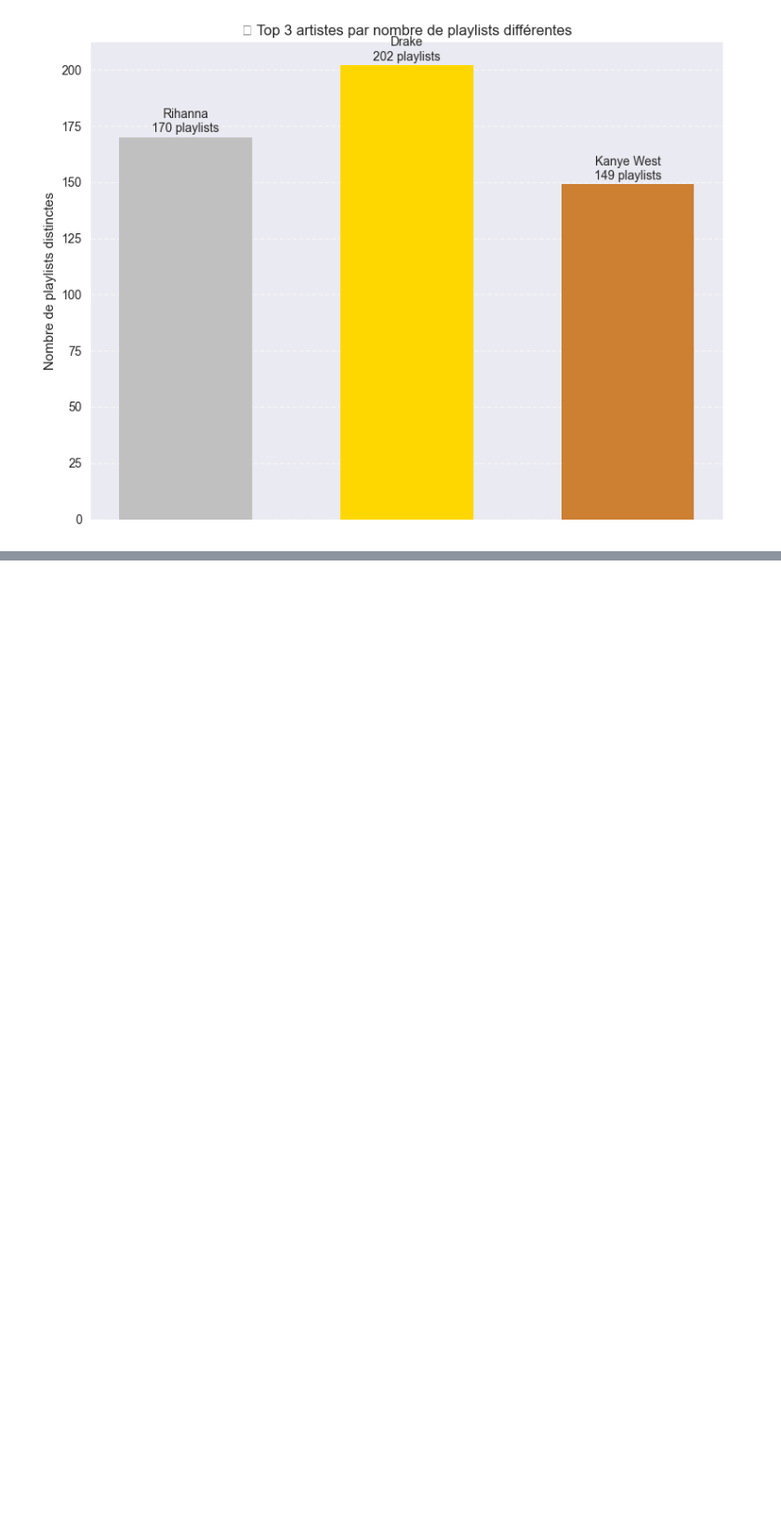
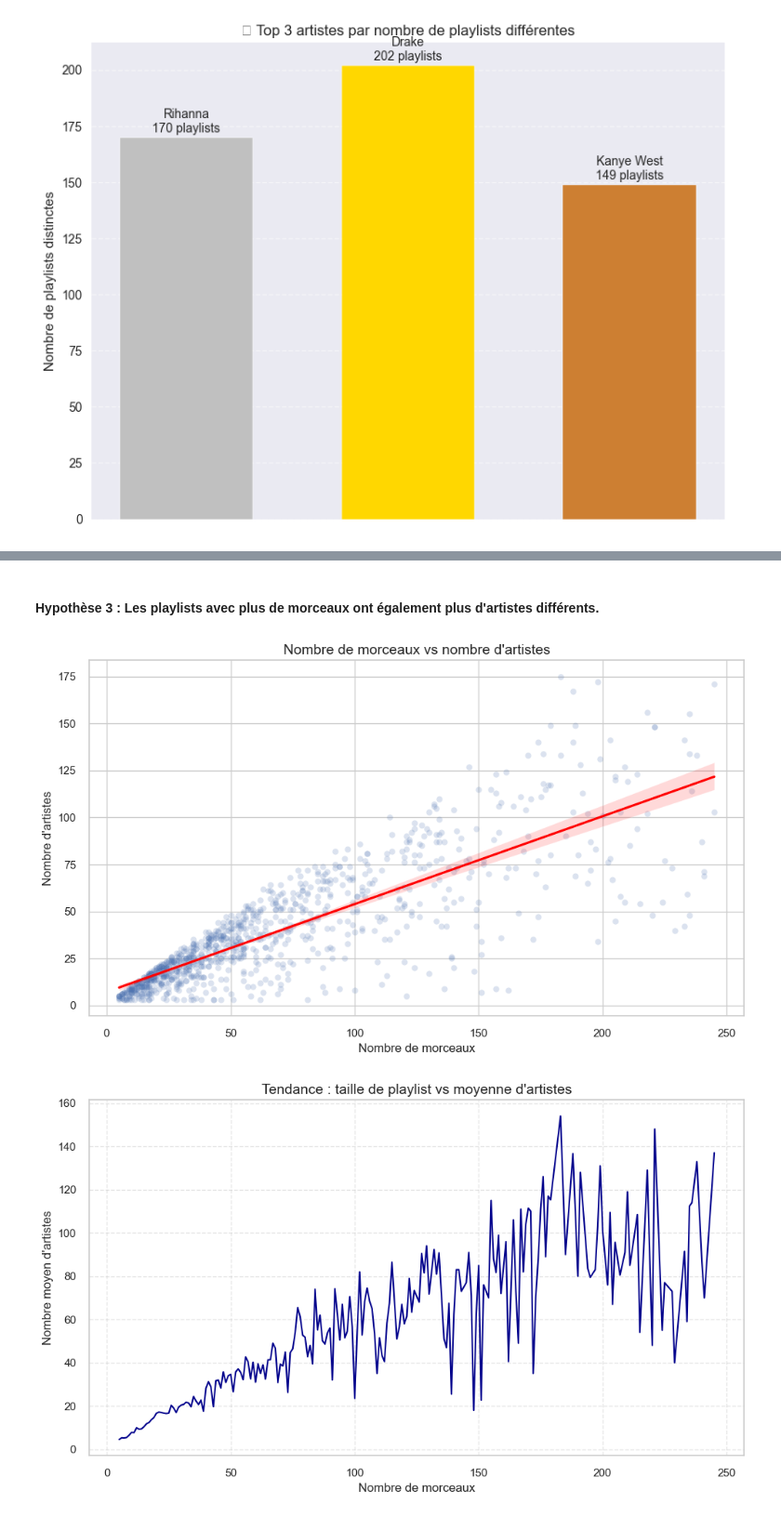
Before and after one commit to HugoHOUNTesgi/Reporting-Projet-Annuel, a Jupyter notebook: projet_reporting.ipynb, the cells around one changed output, grey strips where cells are left out. Shown at 93% size. Saved outputs shown, nothing was run; the diff lists cells and outputs as text; code cells hidden in the pictures; blank space fills up the shorter version.

```diff
--- a/projet_reporting.ipynb
+++ b/projet_reporting.ipynb
@@ -1090,0 +1172,37 @@ plt.show()
+# %% [markdown]
+#### Hypothèse 3 : Les playlists avec plus de morceaux ont également plus d'artistes différents.
+# %%
+cleaned_data_path = os.path.join(base_dir, 'alcrowd', 'alcrowd_cleaned.csv')
+df = pd.read_csv(cleaned_data_path, encoding="latin1", sep=None, engine="python")
+
+df_unique = df.drop_duplicates(subset="pid")
+
+df_unique["taille_classe"] = pd.cut(
+    df_unique["num_tracks"],
+    bins=[0, 50, 100, 150, 200, 1000],
+    labels=["0-50", "51-100", "101-150", "151-200", "200+"]
+)
+
+sns.set(style="whitegrid")
+
+plt.figure(figsize=(10, 6))
+sns.regplot(data=df_unique, x="num_tracks", y="num_artists", scatter_kws={"alpha": 0.2}, line_kws={"color": "red"})
+plt.title("Nombre de morceaux vs nombre d'artistes", fontsize=14)
+plt.xlabel("Nombre de morceaux")
+plt.ylabel("Nombre d'artistes")
+plt.tight_layout()
+plt.show()
+
+moyennes_par_taille = df_unique.groupby("num_tracks")["num_artists"].mean().reset_index()
+
+plt.figure(figsize=(10, 6))
+sns.lineplot(data=moyennes_par_taille, x="num_tracks", y="num_artists", color="darkblue")
+plt.title("Tendance : taille de playlist vs moyenne d'artistes", fontsize=14)
+plt.xlabel("Nombre de morceaux")
+plt.ylabel("Nombre moyen d'artistes")
+plt.grid(True, linestyle="--", alpha=0.5)
+plt.tight_layout()
+plt.show()
+# %% [output]
+[figure, added]
+[figure, added]
```
Also changed, not shown: parts of 29 cells of this notebook, 6 other files.
